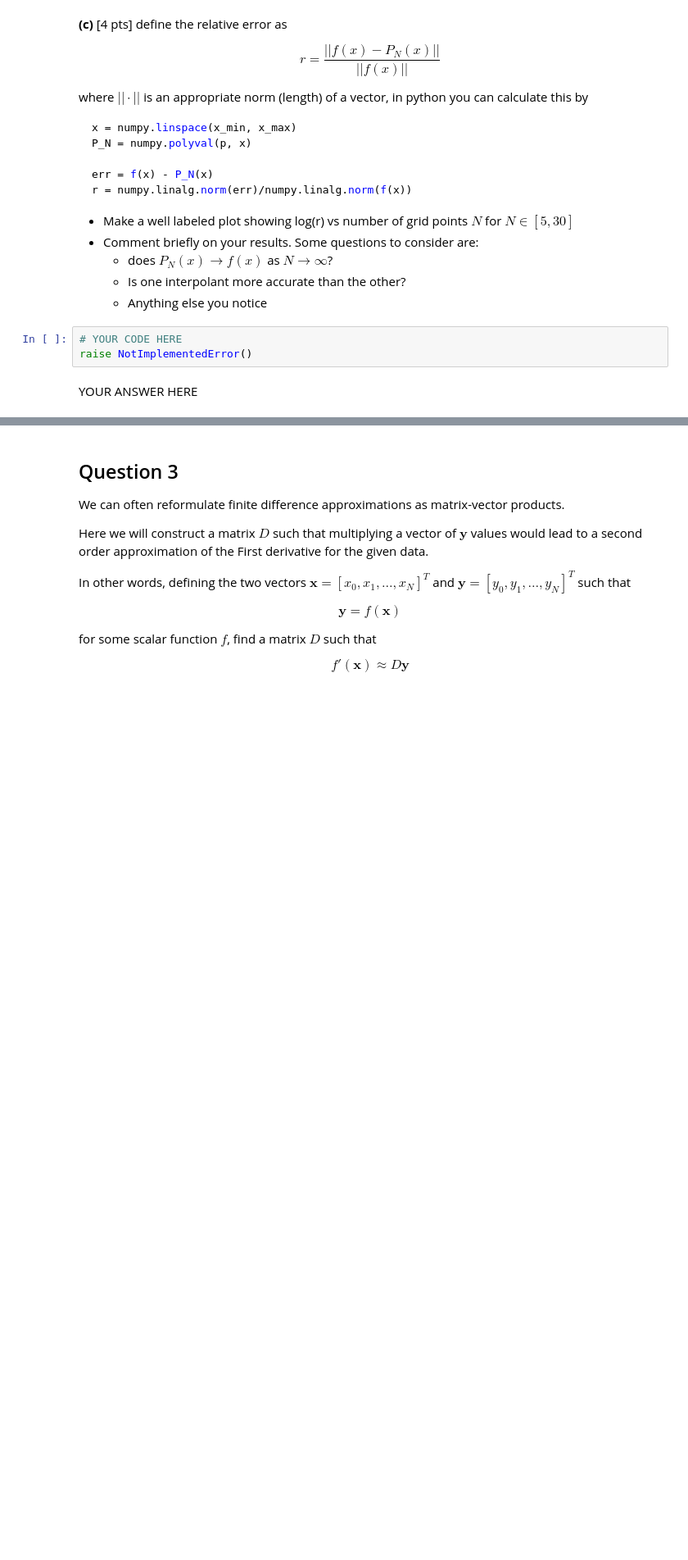
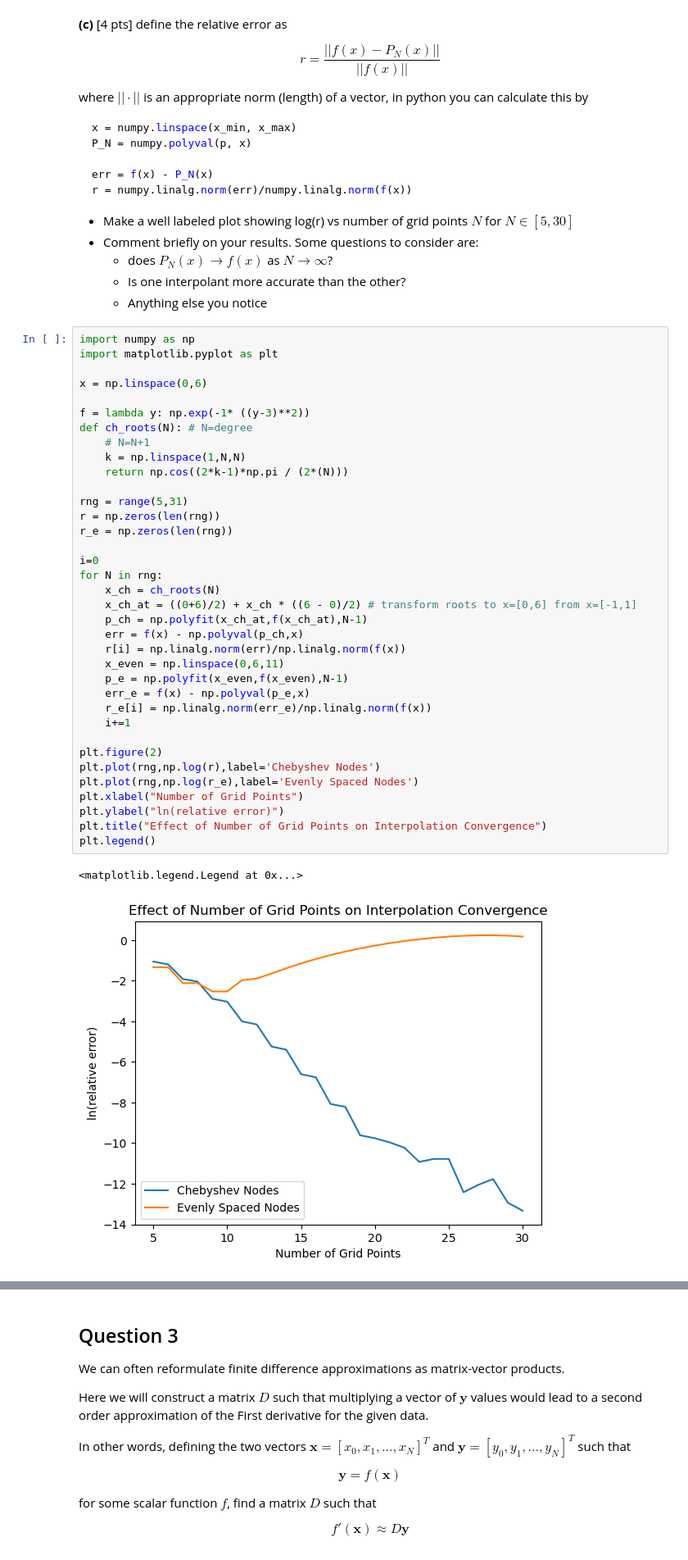
Before and after one commit to jlabbate15/intro-numerical-methods, a Jupyter notebook: HW/HW3_interpolation.ipynb, the cells around one changed output, grey strips where cells are left out. Shown at 82% size. Cells and saved outputs as stored; diff of their text form; blank space fills up the shorter version.

```diff
--- a/HW/HW3_interpolation.ipynb
+++ b/HW/HW3_interpolation.ipynb
@@ -191,8 +255,42 @@ r = numpy.linalg.norm(err)/numpy.linalg.norm(f(x))
     *  does $P_N(x)\rightarrow f(x)$ as $N\rightarrow\infty$?
     *  Is one interpolant more accurate than the other?
     * Anything else you notice
-# %%
-# YOUR CODE HERE
-raise NotImplementedError()
-# %% [markdown]
-YOUR ANSWER HERE
+# %%
+import numpy as np
+import matplotlib.pyplot as plt
+
+x = np.linspace(0,6)
+
+f = lambda y: np.exp(-1* ((y-3)**2))
+def ch_roots(N): # N=degree
+    # N=N+1
+    k = np.linspace(1,N,N)
+    return np.cos((2*k-1)*np.pi / (2*(N)))
+
+rng = range(5,31)
+r = np.zeros(len(rng))
+r_e = np.zeros(len(rng))
+
+i=0
+for N in rng:
+    x_ch = ch_roots(N)
+    x_ch_at = ((0+6)/2) + x_ch * ((6 - 0)/2) # transform roots to x=[0,6] from x=[-1,1]
+    p_ch = np.polyfit(x_ch_at,f(x_ch_at),N-1)
+    err = f(x) - np.polyval(p_ch,x)
+    r[i] = np.linalg.norm(err)/np.linalg.norm(f(x))
+    x_even = np.linspace(0,6,11)
+    p_e = np.polyfit(x_even,f(x_even),N-1)
+    err_e = f(x) - np.polyval(p_e,x)
+    r_e[i] = np.linalg.norm(err_e)/np.linalg.norm(f(x))
+    i+=1
+
+plt.figure(2)
+plt.plot(rng,np.log(r),label='Chebyshev Nodes')
+plt.plot(rng,np.log(r_e),label='Evenly Spaced Nodes')
+plt.xlabel("Number of Grid Points")
+plt.ylabel("ln(relative error)")
+plt.title("Effect of Number of Grid Points on Interpolation Convergence")
+plt.legend()
+# %% [output]
+<matplotlib.legend.Legend at 0x...>
+[figure, added]
```
Also changed, not shown: parts of 6 cells of this notebook.
